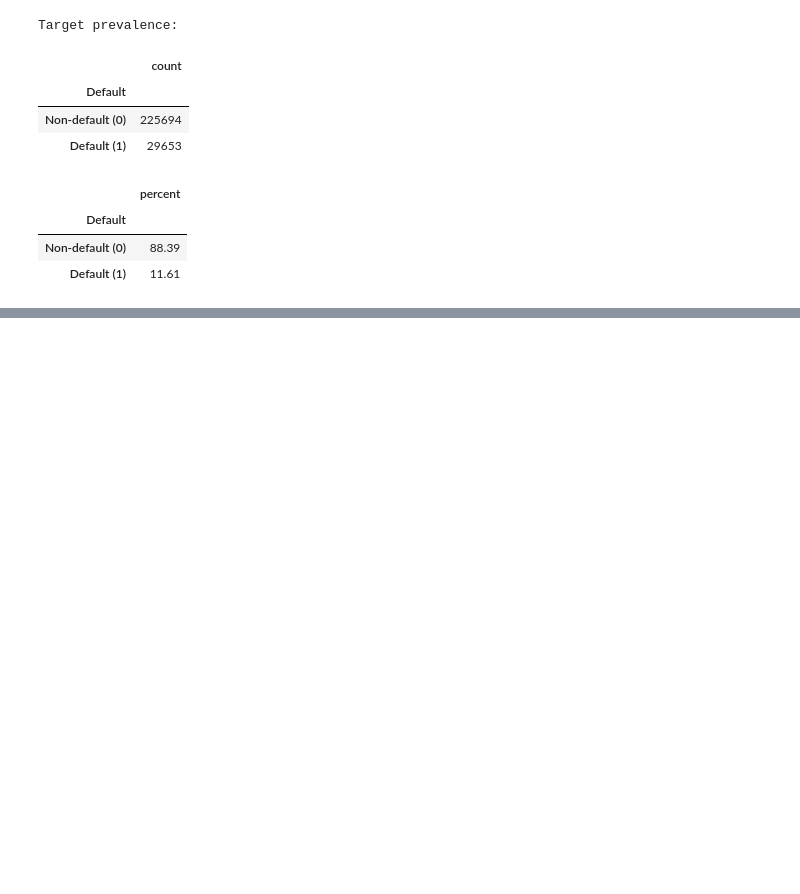
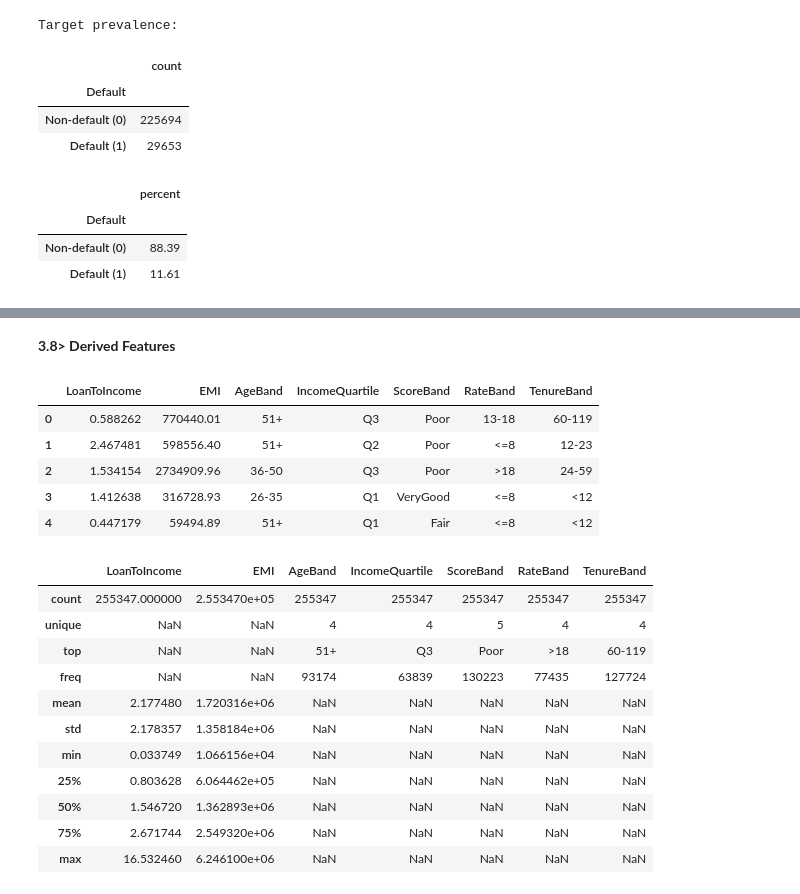
Before and after one commit to rudrascience/Loan_Default_Analysis, a Jupyter notebook: eda-rudrajit-das.ipynb, the cells around one changed output, grey strips where cells are left out. Cells and saved outputs as stored; diff of their text form; code cells hidden in the pictures; blank space fills up the shorter version.

```diff
--- a/eda-rudrajit-das.ipynb
+++ b/eda-rudrajit-das.ipynb
@@ -332,0 +332,11 @@ Name: proportion, dtype: float64
+# %%
+# Identify Yes/No columns
+yes_no_cols = ["HasMortgage", "HasDependents", "HasCoSigner"]
+
+# Encode Yes/No values
+for col in yes_no_cols:
+    df[col] = df[col].astype("string").str.strip().str.lower().map({"yes": 1, "no": 0})
+
+# Verify the results
+print(df[yes_no_cols].head())
+print(df[yes_no_cols].isna().sum())
@@ -332,0 +354,44 @@ Name: proportion, dtype: float64
+# %% [markdown]
+**3.8> Derived Features**
+# %%
+
+df["EMI"] = (df.LoanAmount * df.InterestRate * (1 + df.InterestRate)**df.LoanTerm) / ((1 + df.InterestRate)**df.LoanTerm - 1)   # compound-interest appropriation
+df["LoanToIncome"] = df.LoanAmount / df.Income
+monthly_rate = (df['InterestRate'] / 100) / 12  # Monthly Interest Rate = Annual Interest Rate / 12 / 100
+
+# Derive Segment Bands
+df['AgeBand'] = pd.cut(df['Age'], bins=[17, 25, 35, 50, 100], labels=['18-25', '26-35', '36-50', '51+'])
+df['IncomeQuartile'] = pd.qcut(df['Income'], q=4, labels=['Q1', 'Q2', 'Q3', 'Q4'])
+
+# ScoreBand: Poor (<580), Fair (580-669), Good (670-739), Very Good (740-799), Excellent (800+)
+df['ScoreBand'] = pd.cut(
+    df['CreditScore'],
+    bins=[299, 579, 669, 739, 799, 900],
+    labels=['Poor', 'Fair', 'Good', 'VeryGood', 'Excellent'])
+
+df['RateBand'] = pd.cut(df['InterestRate'], bins=[0, 8, 13, 18, 100], labels=['<=8', '8-13', '13-18', '>18'])
+df['TenureBand'] = pd.cut(df['MonthsEmployed'], bins=[-1, 11, 23, 59, 119, 1000], labels=['<12', '12-23', '24-59', '60-119', '120+'])
+
+# Verify newly added columns
+new_cols = ['LoanToIncome', 'EMI', 'AgeBand', 'IncomeQuartile', 'ScoreBand', 'RateBand', 'TenureBand']
+display(df[new_cols].head())
+display(df[new_cols].describe(include='all'))
+# %% [output]
+|  | LoanToIncome | EMI | AgeBand | IncomeQuartile | ScoreBand | RateBand | TenureBand |
+| 0 | 0.588262 | 770440.01 | 51+ | Q3 | Poor | 13-18 | 60-119 |
+| 1 | 2.467481 | 598556.40 | 51+ | Q2 | Poor | <=8 | 12-23 |
+| 2 | 1.534154 | 2734909.96 | 36-50 | Q3 | Poor | >18 | 24-59 |
+| 3 | 1.412638 | 316728.93 | 26-35 | Q1 | VeryGood | <=8 | <12 |
+| 4 | 0.447179 | 59494.89 | 51+ | Q1 | Fair | <=8 | <12 |
+|  | LoanToIncome | EMI | AgeBand | IncomeQuartile | ScoreBand | RateBand | TenureBand |
+| count | 255347.000000 | 2.553470e+05 | 255347 | 255347 | 255347 | 255347 | 255347 |
+| unique | NaN | NaN | 4 | 4 | 5 | 4 | 4 |
+| top | NaN | NaN | 51+ | Q3 | Poor | >18 | 60-119 |
+| freq | NaN | NaN | 93174 | 63839 | 130223 | 77435 | 127724 |
+| mean | 2.177480 | 1.720316e+06 | NaN | NaN | NaN | NaN | NaN |
+| std | 2.178357 | 1.358184e+06 | NaN | NaN | NaN | NaN | NaN |
+| min | 0.033749 | 1.066156e+04 | NaN | NaN | NaN | NaN | NaN |
+| 25% | 0.803628 | 6.064462e+05 | NaN | NaN | NaN | NaN | NaN |
+| 50% | 1.546720 | 1.362893e+06 | NaN | NaN | NaN | NaN | NaN |
+| 75% | 2.671744 | 2.549320e+06 | NaN | NaN | NaN | NaN | NaN |
+| max | 16.532460 | 6.246100e+06 | NaN | NaN | NaN | NaN | NaN |
```
Also changed, not shown: parts of 10 cells of this notebook.
